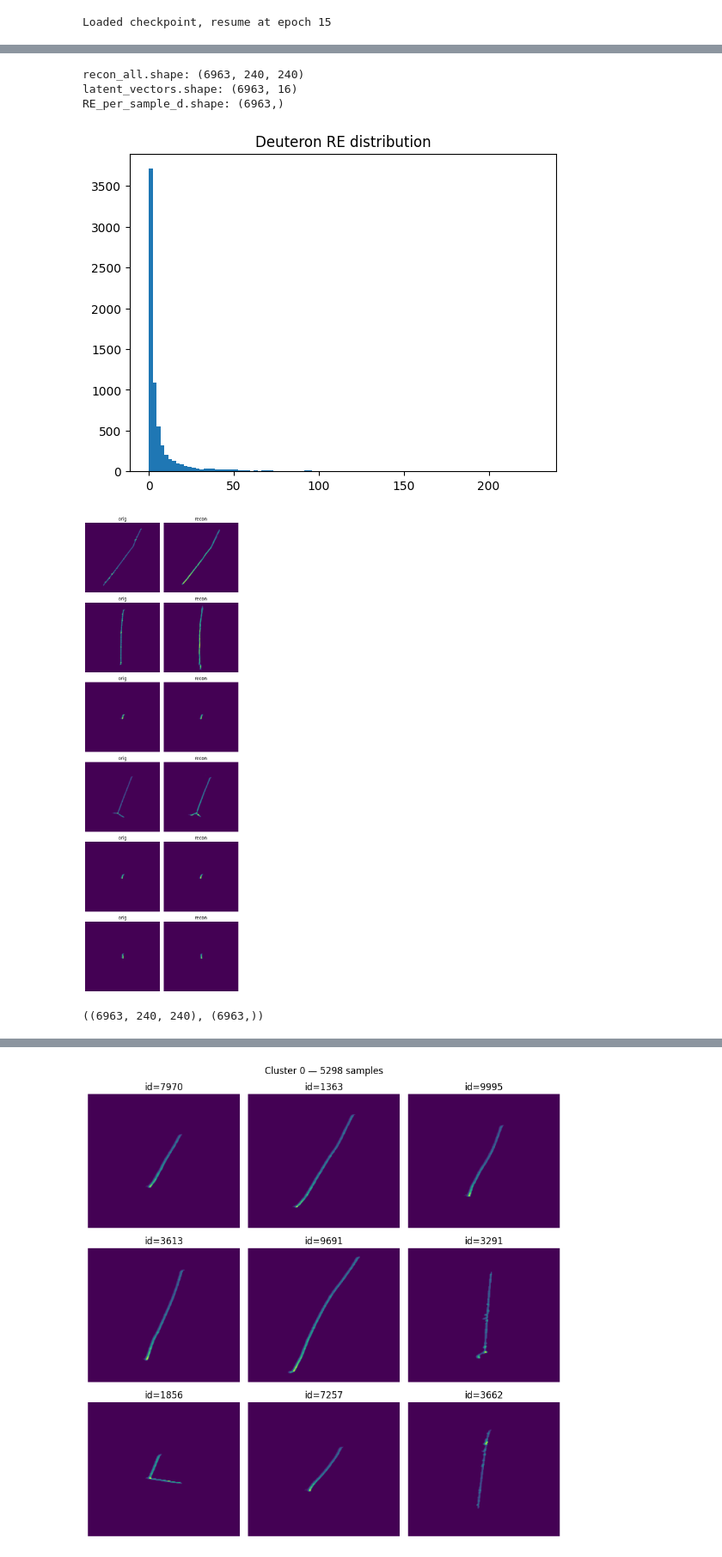
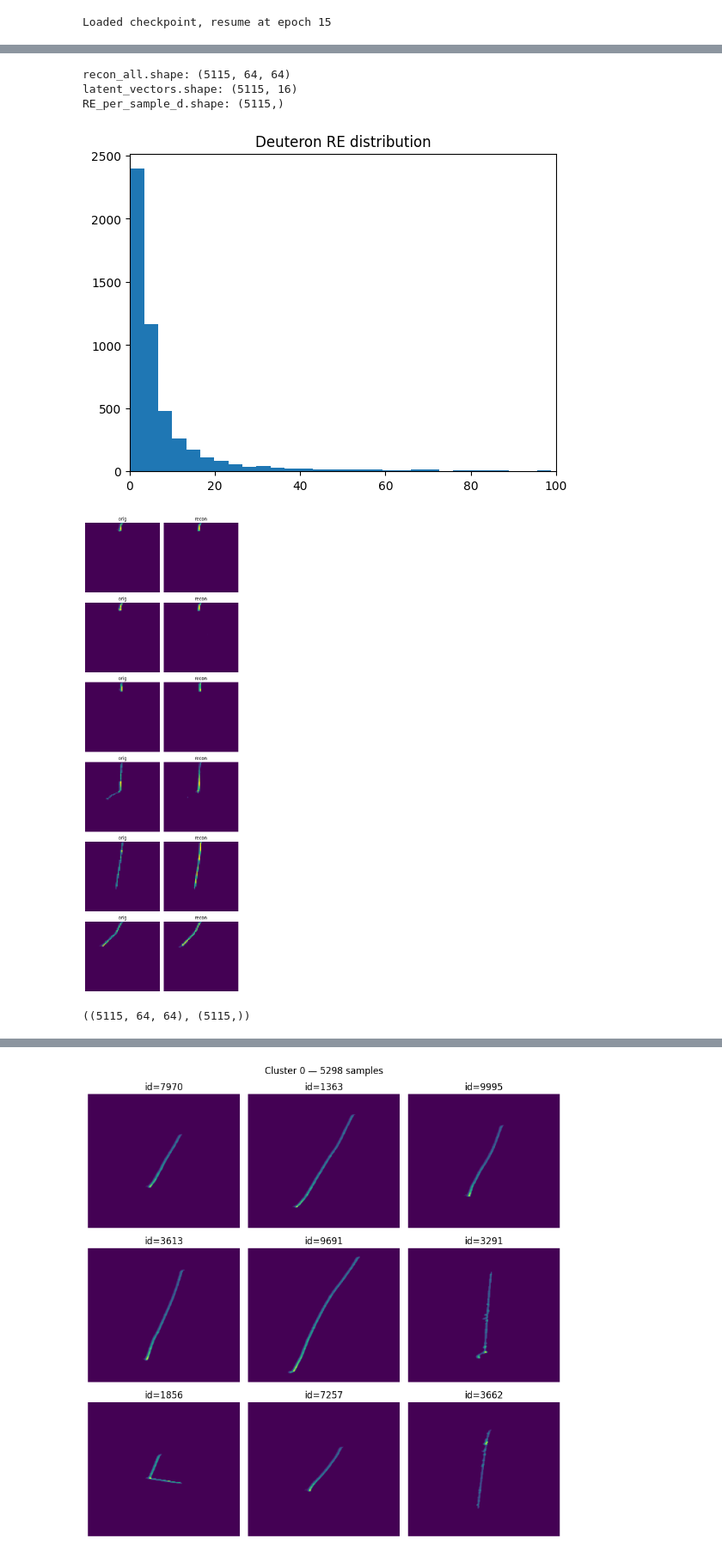
Before and after one commit to mohummudh/proton-deuteron, a Jupyter notebook: notebooks/autoencoder/anomaly.ipynb, the cells around one changed output, grey strips where cells are left out. Shown at 86% size. Saved outputs shown, nothing was run; the diff lists cells and outputs as text; code cells hidden in the pictures.

```diff
--- a/notebooks/autoencoder/anomaly.ipynb
+++ b/notebooks/autoencoder/anomaly.ipynb
@@ -223,7 +223,7 @@ class CAE(nn.Module):
         return y
 # %%
 device = torch.device("mps" if torch.backends.mps.is_available() else "cpu")
-model = CAE(input_hw=(240, 240), latent=16).to(device)
+model = CAE(input_hw=(64, 64), latent=16).to(device)
 optim  = torch.optim.Adam(model.parameters(), lr=1e-3, weight_decay=1e-4)
 loss_fn = nn.MSELoss()
 # %%
@@ -413,39 +427,40 @@ with torch.no_grad():
         enc = model.encoder(xb.unsqueeze(1))    # (b,C,h_enc,w_enc)
         z_flat = enc.flatten(1)                 # (b,flat_size)
         z = model.fc_enc(z_flat)                # (b,latent)
         latent_vectors[i:j] = z.cpu().numpy()
 
         if device_inf.type == "mps":
             try:
                 torch.mps.empty_cache()
             except Exception:
                 pass
 
 RE_per_sample_d = ((recon_all - Xd_np) ** 2).mean(axis=(1, 2))
 
 print("recon_all.shape:", recon_all.shape)
 print("latent_vectors.shape:", latent_vectors.shape)
 print("RE_per_sample_d.shape:", RE_per_sample_d.shape)
 
 plt.figure()
 plt.hist(RE_per_sample_d, bins=100)
+plt.xlim(0, 100)
 plt.title("Deuteron RE distribution")
 plt.show()
 
 k = min(6, N)
 fig, axs = plt.subplots(k, 2, figsize=(6, 3*k))
 for ii in range(k):
     axs[ii,0].imshow(Xd_np[ii], cmap='viridis', aspect='auto'); axs[ii,0].set_title("orig"); axs[ii,0].axis('off')
     axs[ii,1].imshow(recon_all[ii], cmap='viridis', aspect='auto'); axs[ii,1].set_title("recon"); axs[ii,1].axis('off')
 plt.tight_layout()
 plt.show()
 # %% [output]
-recon_all.shape: (6963, 240, 240)
-latent_vectors.shape: (6963, 16)
-RE_per_sample_d.shape: (6963,)
+recon_all.shape: (5115, 64, 64)
+latent_vectors.shape: (5115, 16)
+RE_per_sample_d.shape: (5115,)
-[figure, old version]
+[figure, new version]
-[figure, old version]
+[figure, new version]
 # %%
 d_d.shape, RE_per_sample_d.shape
 # %% [output]
-((6963, 240, 240), (6963,))
+((5115, 64, 64), (5115,))
```
Also changed, not shown: parts of 11 cells of this notebook.
